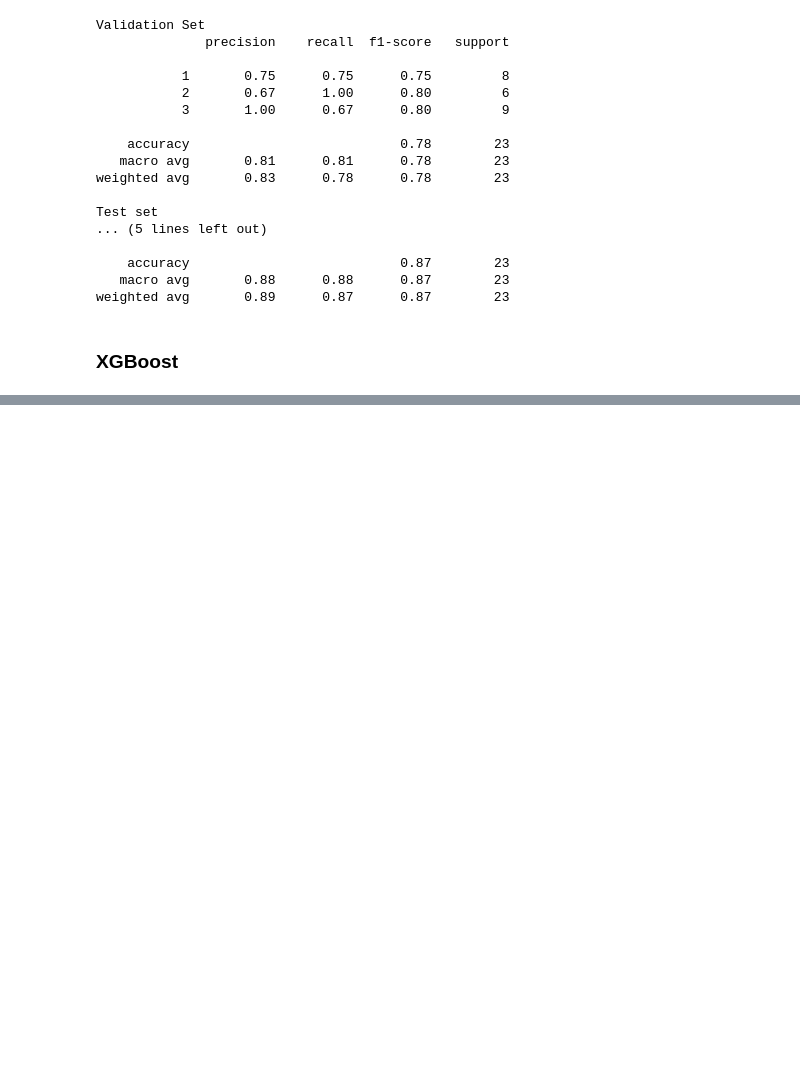
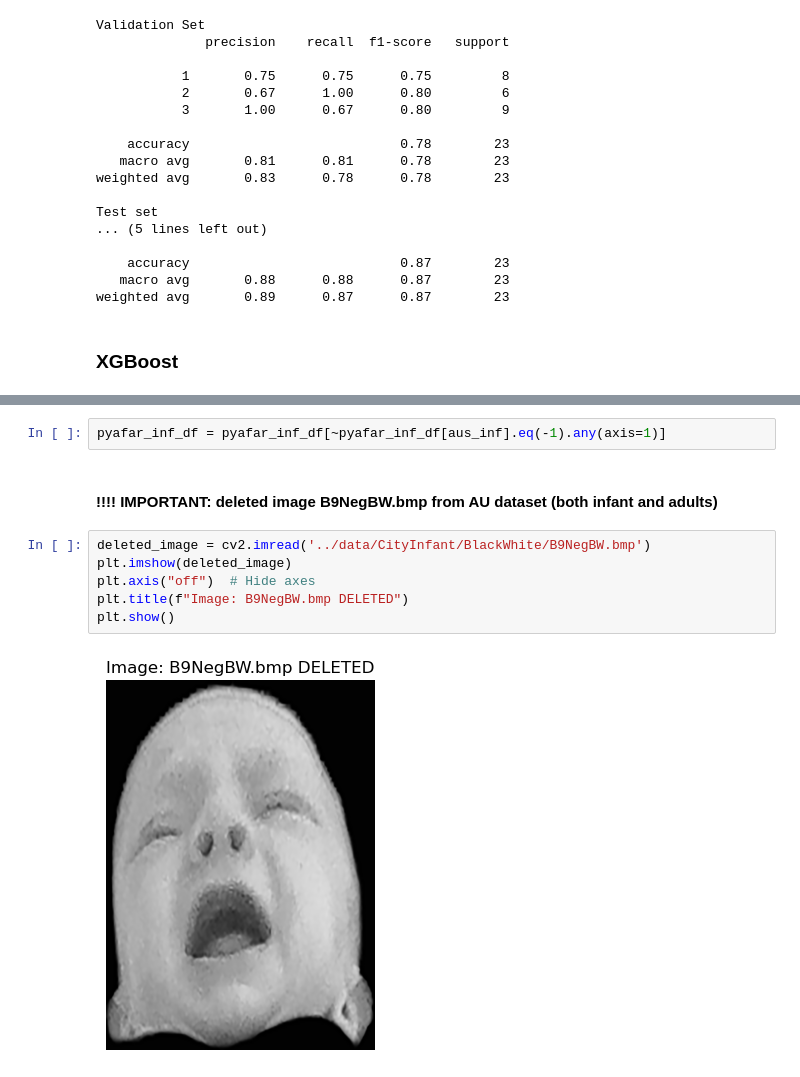
Before and after one commit to florentinafabregas/affect-recognition-infants, a Jupyter notebook: notebooks/main.ipynb, the cells around one changed output, grey strips where cells are left out. Drawn from its saved outputs; the diff is of its cells as text; blank space fills up the shorter version.

```diff
--- a/notebooks/main.ipynb
+++ b/notebooks/main.ipynb
@@ -343,0 +1068,12 @@ from feat import Detector
+# %%
+pyafar_inf_df = pyafar_inf_df[~pyafar_inf_df[aus_inf].eq(-1).any(axis=1)]
+# %% [markdown]
+#### !!!! IMPORTANT: deleted image B9NegBW.bmp from AU dataset (both infant and adults)
+# %%
+deleted_image = cv2.imread('../data/CityInfant/BlackWhite/B9NegBW.bmp')
+plt.imshow(deleted_image)
+plt.axis("off")  # Hide axes
+plt.title(f"Image: B9NegBW.bmp DELETED")
+plt.show()
+# %% [output]
+[figure, added]
```
Also changed, not shown: parts of 63 cells of this notebook, 5 other files.
